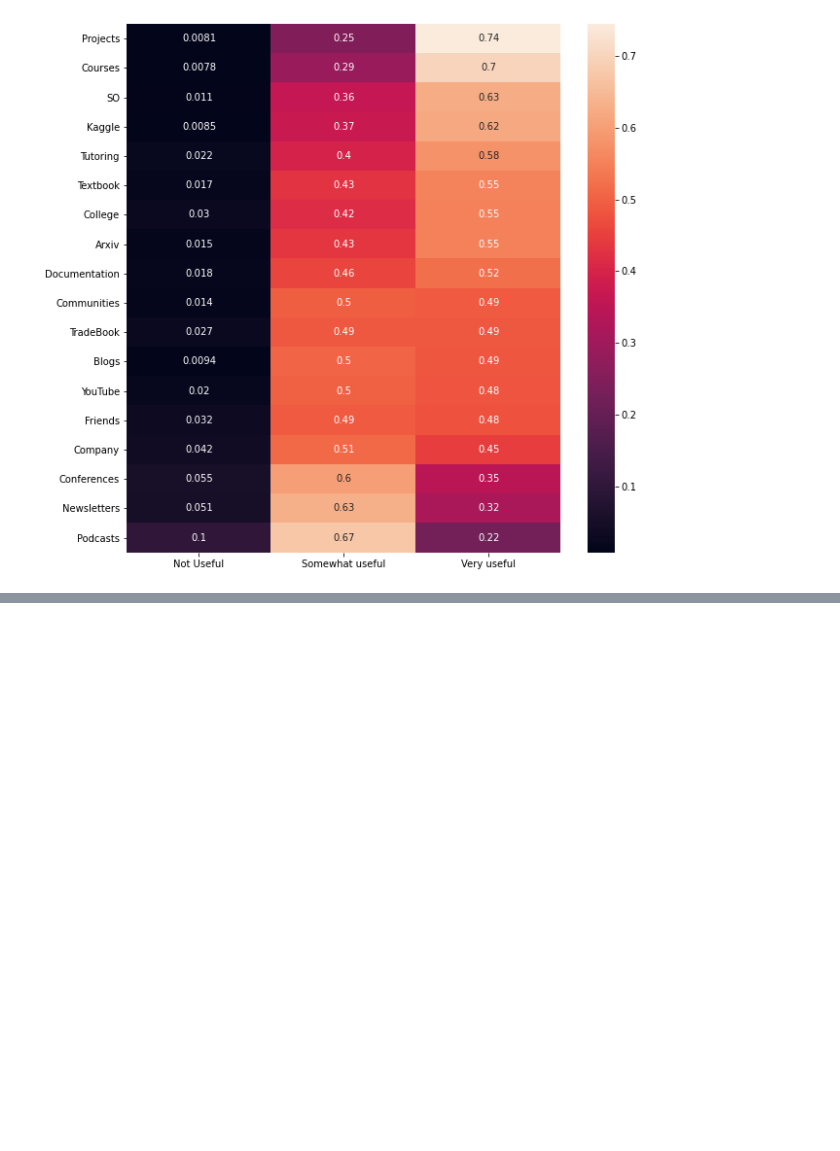
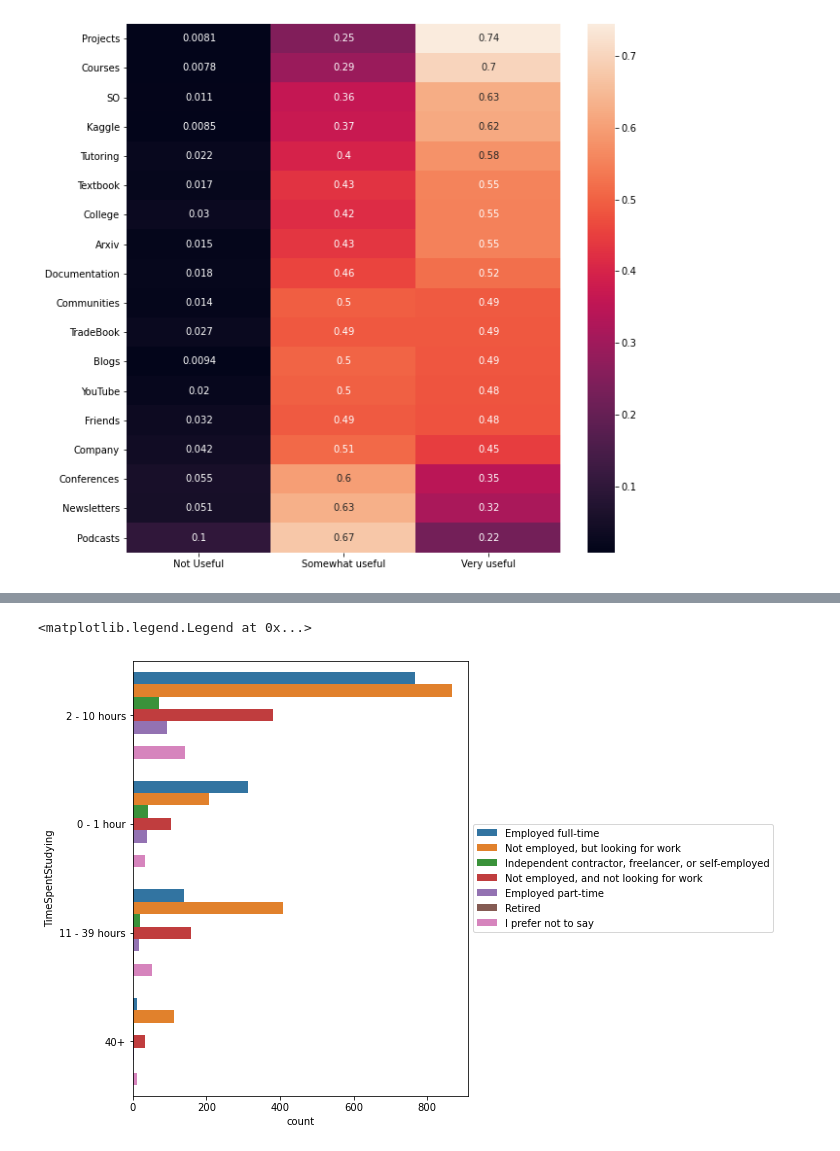
Before and after one commit to Azmo-Shin/Naver_boostcourse, a Jupyter notebook: 부스트코스_빅데이터_캐글설문조사.ipynb, the cells around one changed output, grey strips where cells are left out. Cells and saved outputs as stored; diff of their text form; code cells hidden in the pictures; blank space fills up the shorter version.

```diff
--- a/부스트코스_빅데이터_캐글설문조사.ipynb
+++ b/부스트코스_빅데이터_캐글설문조사.ipynb
@@ -406,0 +488,9 @@ sns.heatmap(
+# %%
+# 데이터 사이언스 공부에 얼마나 많은 시간을 투자하는가
+# 취업자와 미취업자의 공부시간은 다르기 때문에 hue에 EmploymentStatus를 입력해 차이를 본다.
+plt.figure(figsize = (6, 8))
+sns.countplot(y = 'TimeSpentStudying', data = mcq, hue = 'EmploymentStatus'
+             ).legend(loc = 'center left', bbox_to_anchor = (1, 0.5))
+# %% [output]
+<matplotlib.legend.Legend at 0x...>
+[figure, added]
```
Also changed, not shown: parts of 56 cells of this notebook.
